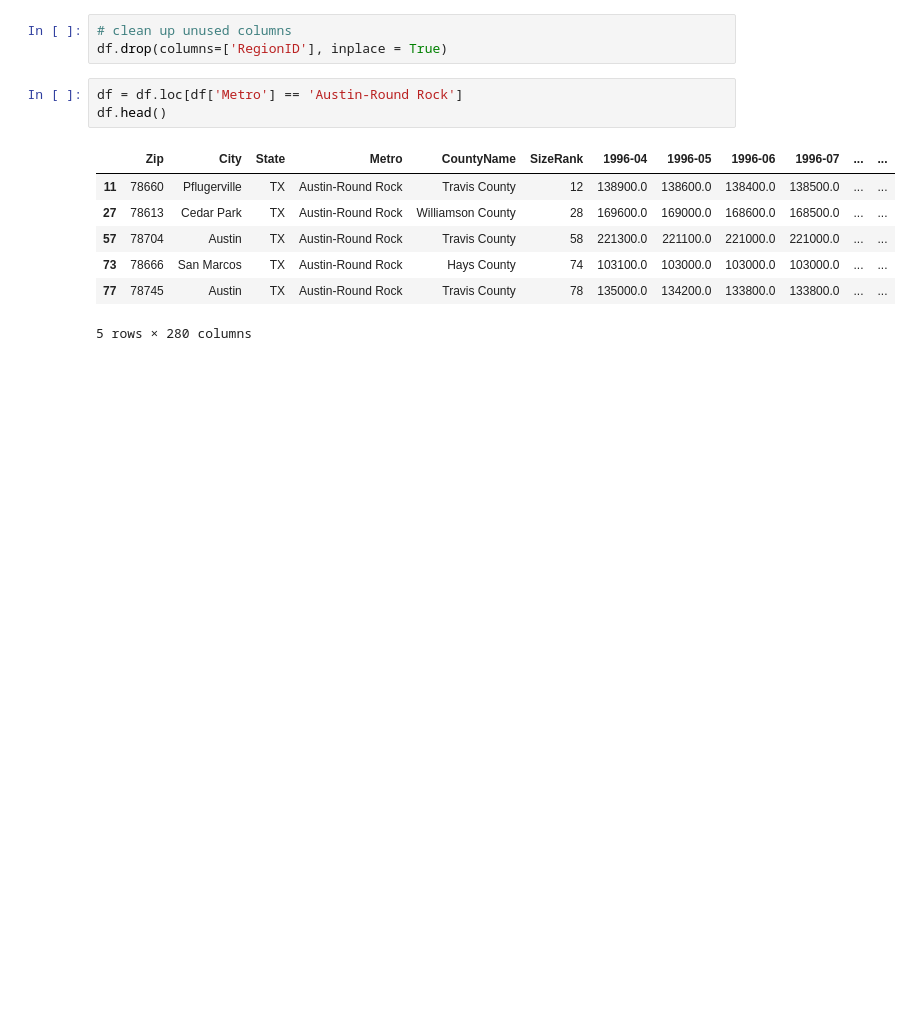
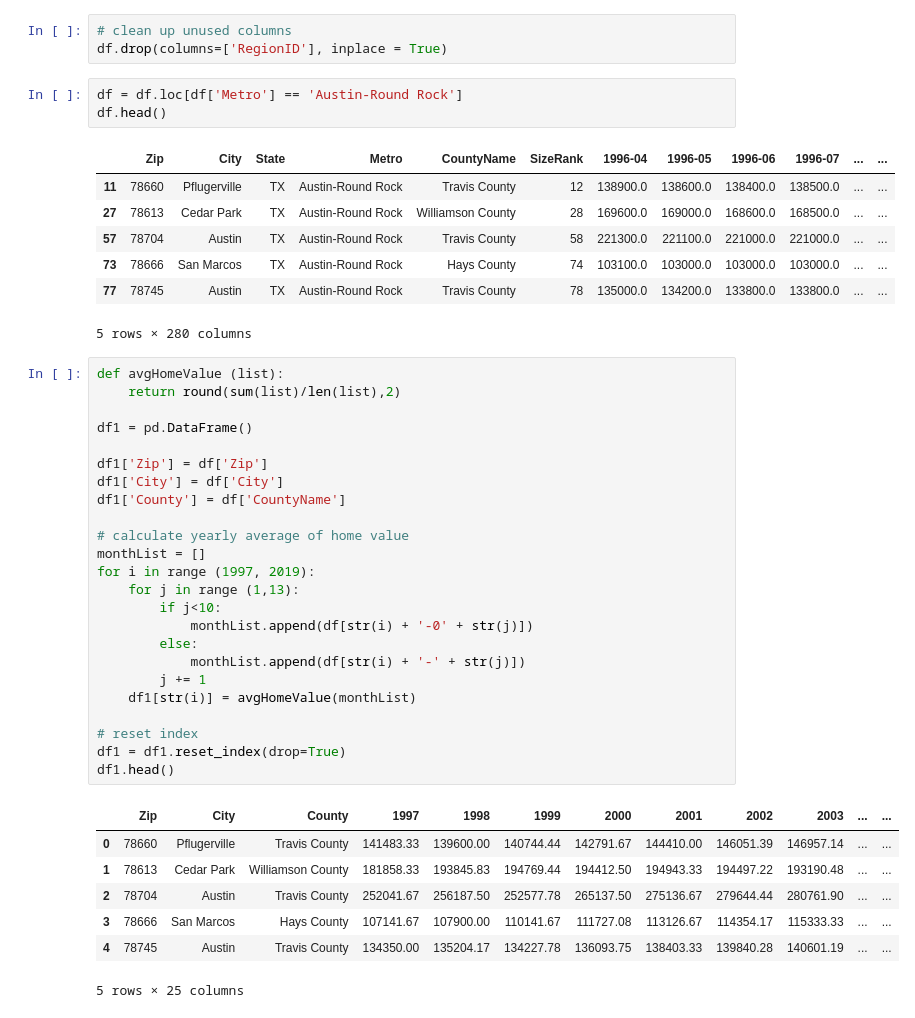
Before and after one commit to wenbin-billy-zhao/Zillow-Data-ETL-Project, a Jupyter notebook: Zillow-Data-ETL.ipynb, the cells around one changed output. Saved outputs shown, nothing was run; the diff lists cells and outputs as text; blank space fills up the shorter version.

```diff
--- a/Zillow-Data-ETL.ipynb
+++ b/Zillow-Data-ETL.ipynb
@@ -42,6 +43,38 @@ df.head()
 | 73 | 78666 | San Marcos | TX | Austin-Round Rock | Hays County | 74 | 103100.0 | 103000.0 | 103000.0 | 103000.0 | ... | ... |
 | 77 | 78745 | Austin | TX | Austin-Round Rock | Travis County | 78 | 135000.0 | 134200.0 | 133800.0 | 133800.0 | ... | ... |
 5 rows × 280 columns
+# %%
+def avgHomeValue (list):
+    return round(sum(list)/len(list),2)
+
+df1 = pd.DataFrame()
+
+df1['Zip'] = df['Zip']
+df1['City'] = df['City']
+df1['County'] = df['CountyName']
+
+# calculate yearly average of home value
+monthList = []
+for i in range (1997, 2019):
+    for j in range (1,13):
+        if j<10:
+            monthList.append(df[str(i) + '-0' + str(j)])
+        else:
+            monthList.append(df[str(i) + '-' + str(j)])
+        j += 1
+    df1[str(i)] = avgHomeValue(monthList)
+
+# reset index
+df1 = df1.reset_index(drop=True)
+df1.head()
+# %% [output]
+|  | Zip | City | County | 1997 | 1998 | 1999 | 2000 | 2001 | 2002 | 2003 | ... | ... |
+| 0 | 78660 | Pflugerville | Travis County | 141483.33 | 139600.00 | 140744.44 | 142791.67 | 144410.00 | 146051.39 | 146957.14 | ... | ... |
+| 1 | 78613 | Cedar Park | Williamson County | 181858.33 | 193845.83 | 194769.44 | 194412.50 | 194943.33 | 194497.22 | 193190.48 | ... | ... |
+| 2 | 78704 | Austin | Travis County | 252041.67 | 256187.50 | 252577.78 | 265137.50 | 275136.67 | 279644.44 | 280761.90 | ... | ... |
+| 3 | 78666 | San Marcos | Hays County | 107141.67 | 107900.00 | 110141.67 | 111727.08 | 113126.67 | 114354.17 | 115333.33 | ... | ... |
+| 4 | 78745 | Austin | Travis County | 134350.00 | 135204.17 | 134227.78 | 136093.75 | 138403.33 | 139840.28 | 140601.19 | ... | ... |
+5 rows × 25 columns
 # %%
 # function calculating year over year value change in percentage, level of detail to 1 digit after dicimal point
 def pctChange (x, y):
```
Also changed, not shown: parts of 5 cells of this notebook, 3 other files.
